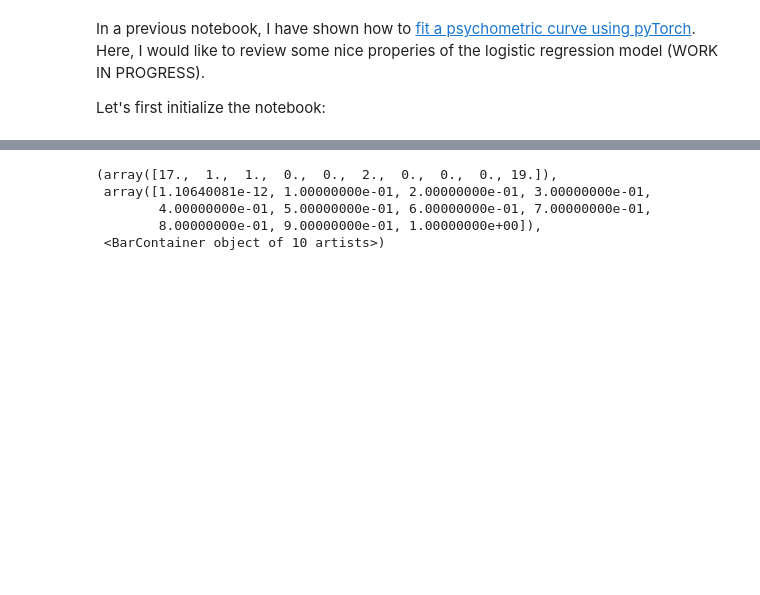
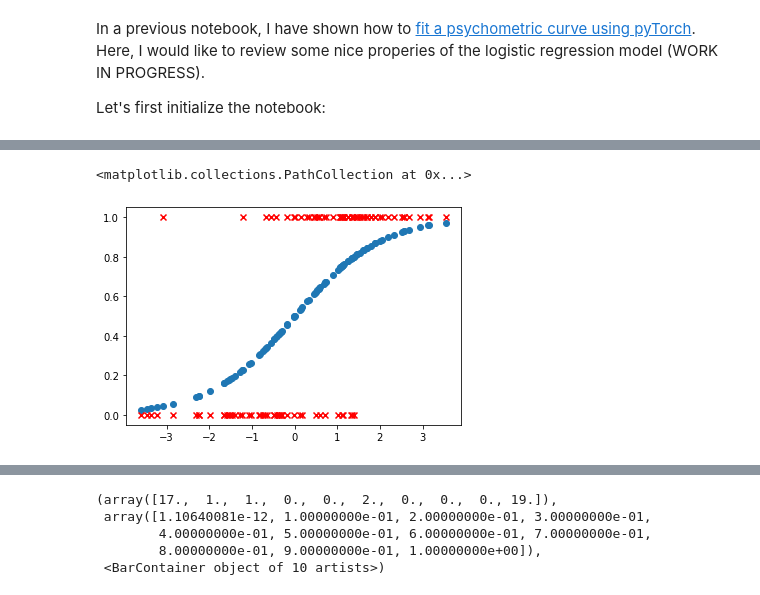
Before and after one commit to camillebesnainou/2022-01-10-polychrony, a Jupyter notebook: 2021-12-12-logistic-regression.ipynb, the cells around one changed output, grey strips where cells are left out. Saved outputs shown, nothing was run; the diff lists cells and outputs as text; code cells hidden in the pictures; blank space fills up the shorter version.

```diff
--- a/2021-12-12-logistic-regression.ipynb
+++ b/2021-12-12-logistic-regression.ipynb
@@ -73,0 +56,8 @@ array([[9.99953315e-01, 3.45805742e-04, 9.99999999e-01, 4.75663615e-10,
+# %%
+# Visualisation de p en fonction de e pour une classe + de la sortie (tirage de Bernoulli = y)
+
+plt.scatter(logit[:,1],p[:,1]) #proba de e d'être classifié dans classe 1
+plt.scatter(logit[:,1],y[:,1],marker="x", color="red") #Sortie de Bernoulli
+# %% [output]
+<matplotlib.collections.PathCollection at 0x...>
+[figure, added]
```
Also changed, not shown: parts of 16 cells of this notebook.
